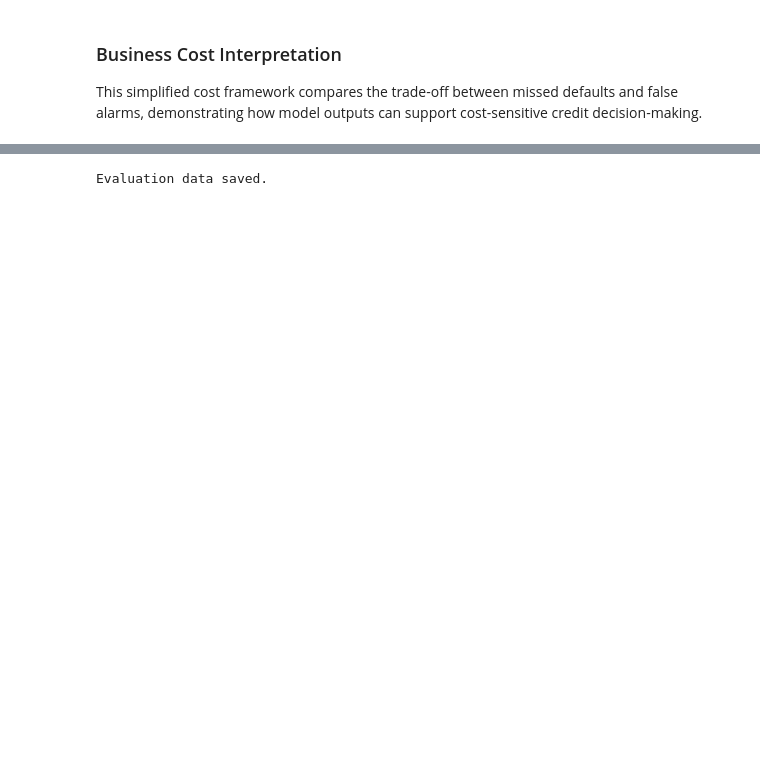
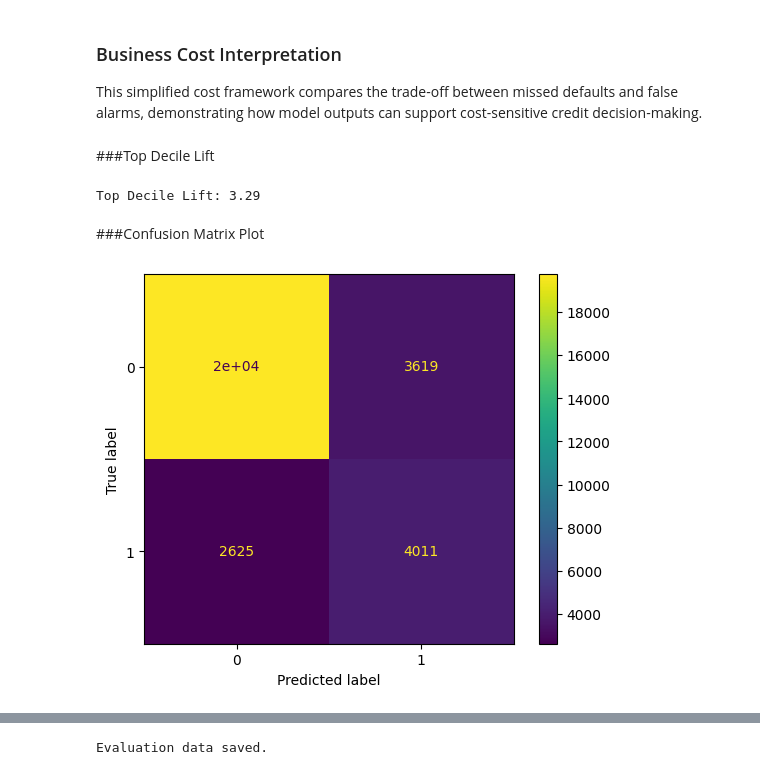
Before and after one commit to riddhi025/Behavioral-Credit-Risk-Prediction-and-Early-Warning-System, a Jupyter notebook: 06_evaluation.ipynb, the cells around one changed output, grey strips where cells are left out. Drawn from its saved outputs; the diff is of its cells as text; code cells hidden in the pictures; blank space fills up the shorter version.

```diff
--- a/06_evaluation.ipynb
+++ b/06_evaluation.ipynb
@@ -241,3 +245,33 @@ Average Cost Per Customer: 16.032333333333334
 This simplified cost framework compares the trade-off between missed defaults
 and false alarms, demonstrating how model outputs can support
 cost-sensitive credit decision-making.
+# %% [markdown]
+###Top Decile Lift
+# %%
+top10 = df.nlargest(
+    int(len(df)*0.10),
+    "risk_score"
+)
+
+lift = (
+    top10["default"].mean()
+    /
+    df["default"].mean()
+)
+
+print(f"Top Decile Lift: {lift:.2f}")
+# %% [output]
+Top Decile Lift: 3.29
+# %% [markdown]
+###Confusion Matrix Plot
+# %%
+from sklearn.metrics import ConfusionMatrixDisplay
+
+ConfusionMatrixDisplay.from_predictions(
+    df["default"],
+    df["pred_high"]
+)
+
+plt.show()
+# %% [output]
+[figure, added]
```
Also changed, not shown: parts of 16 cells of this notebook.
